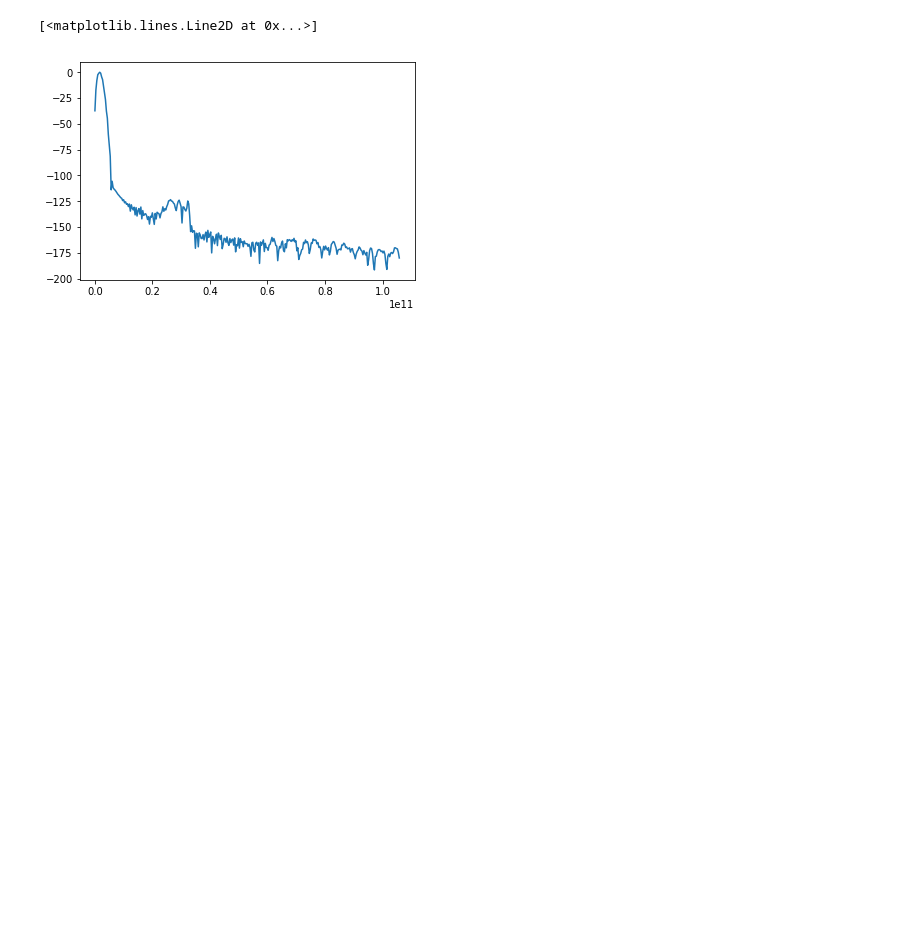
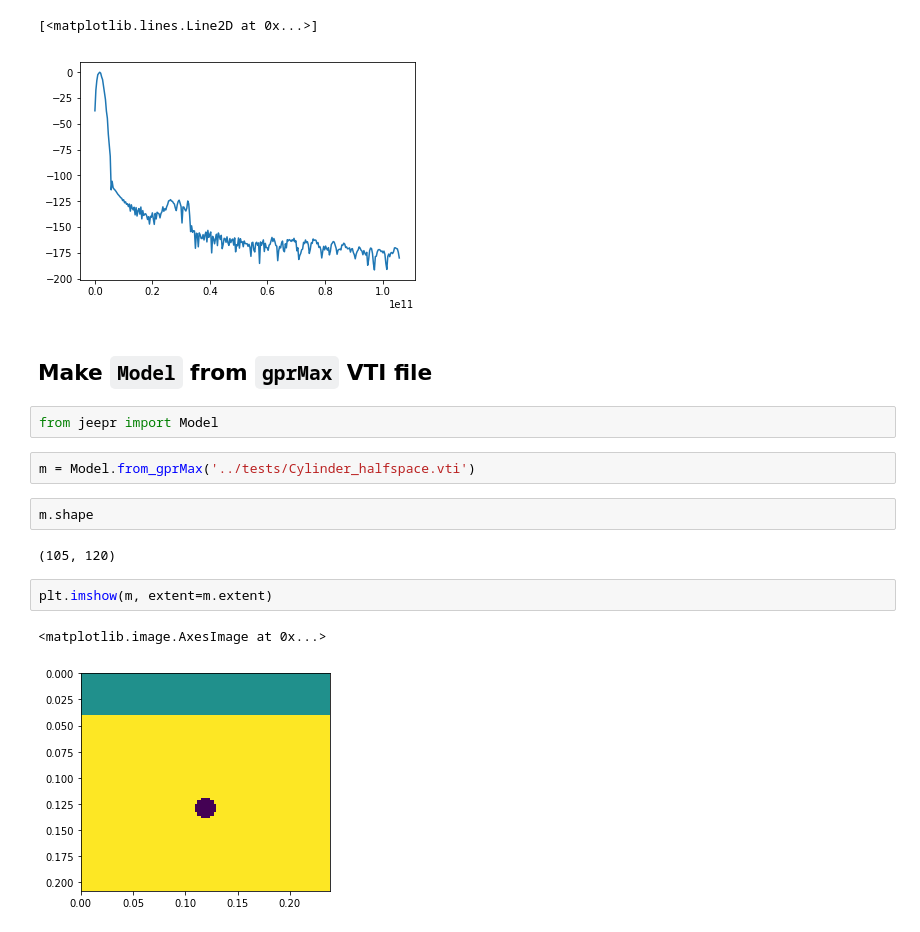
Before and after one commit to agilescientific/jeepr, a Jupyter notebook: notebooks/Intro_to_jeepr.ipynb, the cells around one changed output. Saved outputs shown, nothing was run; the diff lists cells and outputs as text; blank space fills up the shorter version.

Commit message:
model class

```diff
--- a/notebooks/Intro_to_jeepr.ipynb
+++ b/notebooks/Intro_to_jeepr.ipynb
@@ -93,3 +92,18 @@ plt.plot(f, p)
 # %% [output]
 [<matplotlib.lines.Line2D at 0x...>]
 [figure]
+# %% [markdown]
+## Make `Model` from `gprMax` VTI file
+# %%
+from jeepr import Model
+# %%
+m = Model.from_gprMax('../tests/Cylinder_halfspace.vti')
+# %%
+m.shape
+# %% [output]
+(105, 120)
+# %%
+plt.imshow(m, extent=m.extent)
+# %% [output]
+<matplotlib.image.AxesImage at 0x...>
+[figure, added]
```
Also changed, not shown: parts of 8 cells of this notebook, 6 other files.
